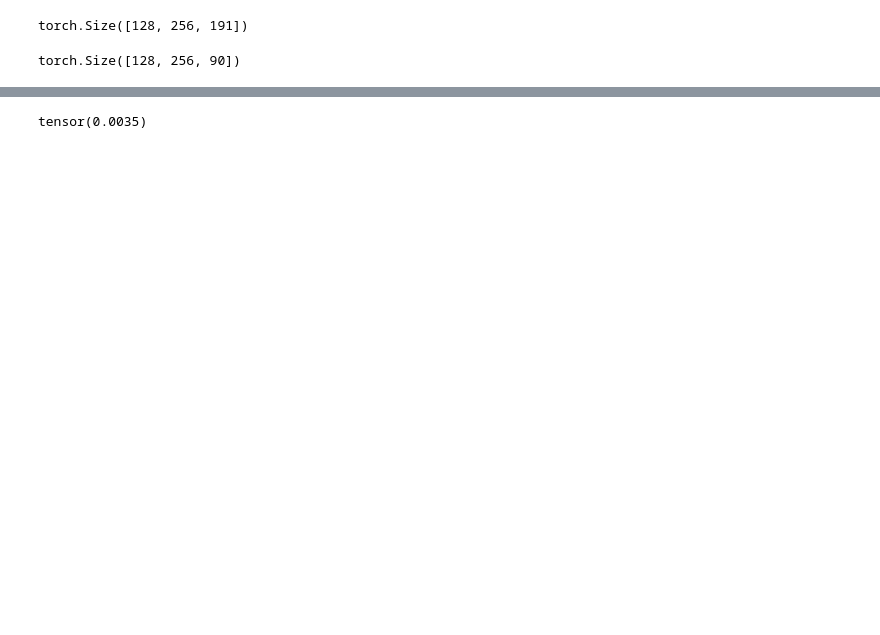
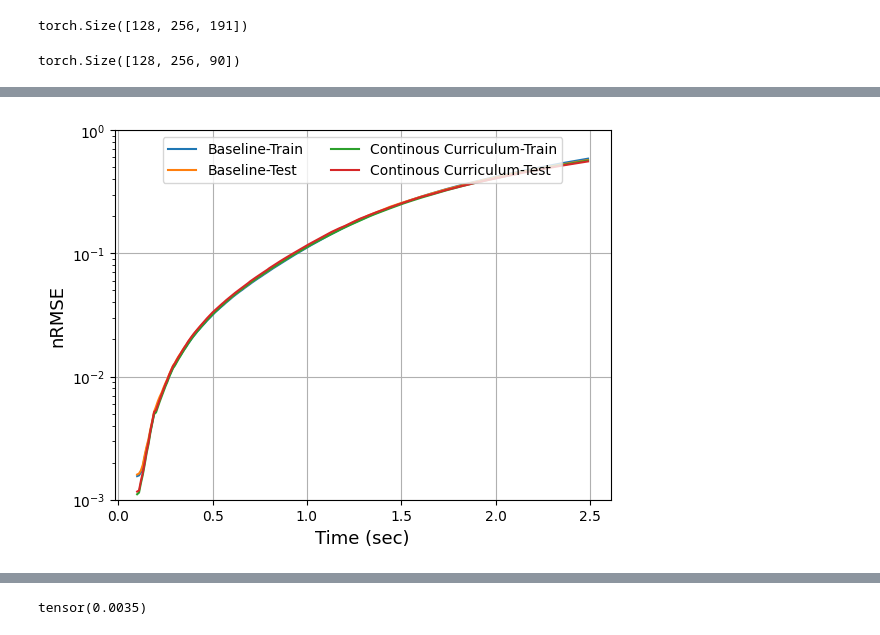
Before and after one commit to seuncoker/constant_autoregression, a Jupyter notebook: analysis_1.ipynb, the cells around one changed output, grey strips where cells are left out. Saved outputs shown, nothing was run; the diff lists cells and outputs as text; code cells hidden in the pictures; blank space fills up the shorter version.

```diff
--- a/analysis_1.ipynb
+++ b/analysis_1.ipynb
@@ -301,0 +157,6 @@ test_var_iter_200_T = analyze_result(file_loc)
+# %%
+file_loc = "/nobackup/scoc/variable_autoregression/result/E1/constant_time/dt_1_ms_10_horizon_3/run_6_iteration_200/run_6_iteration_200_result_.pt"
+test_var_iter_200_e1 = analyze_result(file_loc)
+# %%
+file_loc = "/nobackup/scoc/variable_autoregression/result/E1/constant_time/dt_1_ms_10_horizon_3/run_6_iteration_200_curriculum/run_6_iteration_200_curriculum_result_.pt"
+test_var_iter_200_cur_e1 = analyze_result(file_loc)
@@ -301,0 +275,17 @@ test_var_iter_200_T = analyze_result(file_loc)
+# %%
+timess = torch.arange(10,250)*0.01
+plt.plot(timess, torch.mean(test_var_iter_200_e1[-1][0], dim=0), label = "Baseline-Train")
+plt.plot(timess, torch.mean(test_var_iter_200_e1[0][0], dim=0), label = "Baseline-Test")
+plt.plot(timess, torch.mean(test_var_iter_200_cur_e1[-1][0], dim=0), label = "Continous Curriculum-Train")
+plt.plot(timess, torch.mean(test_var_iter_200_cur_e1[0][0], dim=0), label = "Continous Curriculum-Test")
+
+plt.legend(ncol=2, loc="upper center")  # Set the number of columns to 3
+
+plt.yscale("log")
+plt.ylim([0.001, 1])
+plt.xlabel("Time (sec)", fontsize="13")
+plt.ylabel("nRMSE", fontsize="13")
+
+plt.grid()
+# %% [output]
+[figure, added]
```
Also changed, not shown: parts of 67 cells of this notebook, 11 other files.
